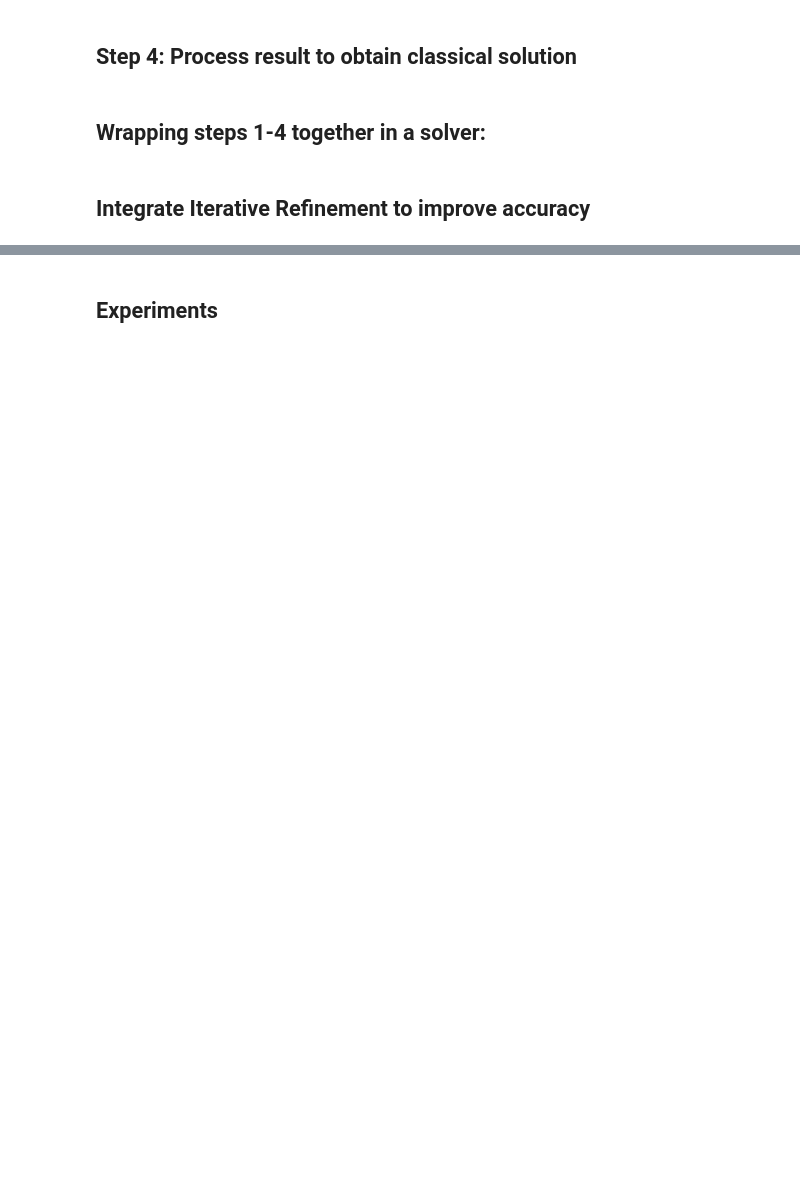
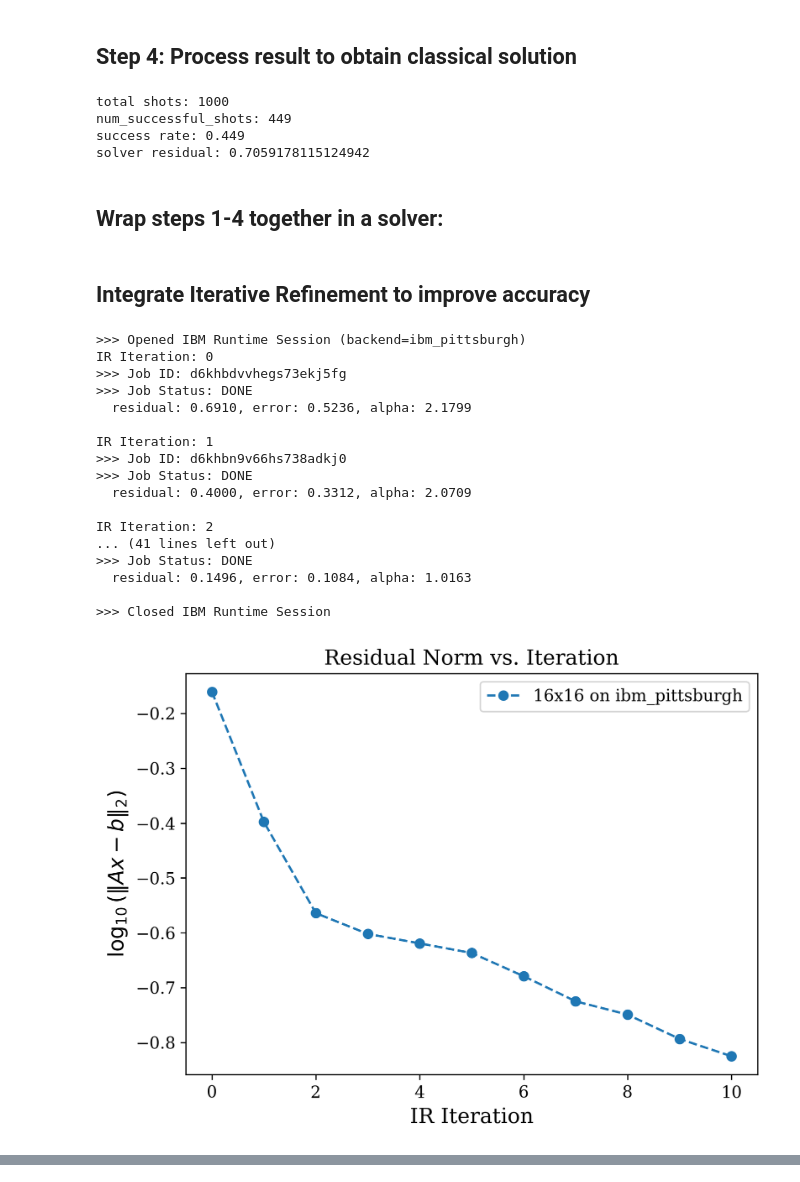
Before and after one commit to QCOL-LU/QLSAs, a Jupyter notebook: examples/demo.ipynb, the cells around one changed output, grey strips where cells are left out. Saved outputs shown, nothing was run; the diff lists cells and outputs as text; code cells hidden in the pictures; blank space fills up the shorter version.

Commit message:
session mode automatically implemented for iterative refinement hybrid workflows on ibm hardware

```diff
--- a/examples/demo.ipynb
+++ b/examples/demo.ipynb
@@ -67,8 +69,8 @@ plt.rcParams.update({
 # %% [markdown]
 ## Step 0: **Define** the (classical) problem
 # %%
-n = 64
-prob = generate_problem(n=n, cond_number=1e3, sparsity=0.5, seed=0)
+n = 16
+prob = generate_problem(n=n, cond_number=5, sparsity=0.5, seed=0)
 A, b = prob["A"], prob["b"]
 
 A  = A / np.linalg.norm(b)
@@ -78,4 +80,7 @@ print(f"A: {A}")
 print()
 print(f"b: {b}")
 print()
-print(f"sorted eigenvalues: {sorted(np.linalg.eigvalsh(A))}")
+print(f"min eigenvalue: {np.min(np.linalg.eigvalsh(A))}")
+print(f"max eigenvalue: {np.max(np.linalg.eigvalsh(A))}")
+print(f"condition number: {np.linalg.cond(A)}")
+print(f"sparsity: {np.sum(A != 0) / (n * n)}")
@@ -102,7 +135,7 @@ service.backends()
 # Define a backend
 
 # use a specific hardware backend
-# backend = service.backend("ibm_boston")
+backend = service.backend("ibm_pittsburgh")
 
 # or use the least busy backend
 # backend = service.least_busy(operational=True, min_num_qubits=hhl_circuit.num_qubits)
@@ -110,7 +143,7 @@ service.backends()
 
 # or use a simulator
 # noiseless:
-backend = AerSimulator()
+# backend = AerSimulator()
 
 # noisy:
 # Add depolarizing error to all single qubit u1, u2, u3 gates
@@ -143,5 +183,10 @@ result = executer.run(
 # %%
 processor = Post_Processor()
 solution, success_rate, residual = processor.process_tomography(result, A, b)
+# %% [output]
+total shots: 1000
+num_successful_shots: 449
+success rate: 0.449
+solver residual: 0.7059178115124942
 # %% [markdown]
-## Wrapping steps 1-4 together in a solver:
+## Wrap steps 1-4 together in a solver:
@@ -158,5 +193,32 @@ hhl_solver = QuantumLinearSolver(
+# %%
+hhl_solver = QuantumLinearSolver(
+    qlsa = hhl,
+    backend = backend,
+    target_successful_shots = 1000,
+    shots_per_batch = 5000,
+    optimization_level = 3
+    )
 # %% [markdown]
 ## Integrate **Iterative Refinement** to improve accuracy
 # %%
 refiner = Refiner(A = A, b = b, solver = hhl_solver)
-refined_solution = refiner.refine(precision = 1e-9, max_iter = 3, plot=True)
+pittsburgh_hhl__refined_solution = refiner.refine(precision = 1e-9, max_iter = 10, plot=True)
+# %% [output]
+>>> Opened IBM Runtime Session (backend=ibm_pittsburgh)
+IR Iteration: 0
+>>> Job ID: d6khbdvvhegs73ekj5fg
+>>> Job Status: DONE
+  residual: 0.6910, error: 0.5236, alpha: 2.1799
+
+IR Iteration: 1
+>>> Job ID: d6khbn9v66hs738adkj0
+>>> Job Status: DONE
+  residual: 0.4000, error: 0.3312, alpha: 2.0709
+
+IR Iteration: 2
+... (41 lines left out)
+>>> Job Status: DONE
+  residual: 0.1496, error: 0.1084, alpha: 1.0163
+
+>>> Closed IBM Runtime Session
+[figure, added]
@@ -163,2 +225,0 @@ refined_solution = refiner.refine(precision = 1e-9, max_iter = 3, plot=True)
-# %% [markdown]
-## Experiments
```
Also changed, not shown: parts of 18 cells of this notebook, 19 other files.
